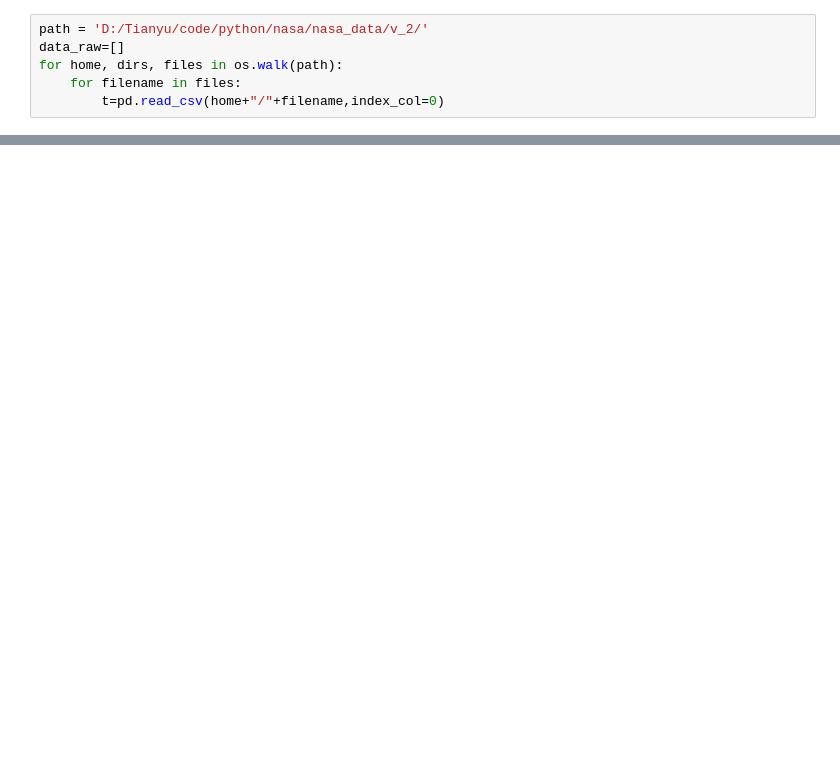
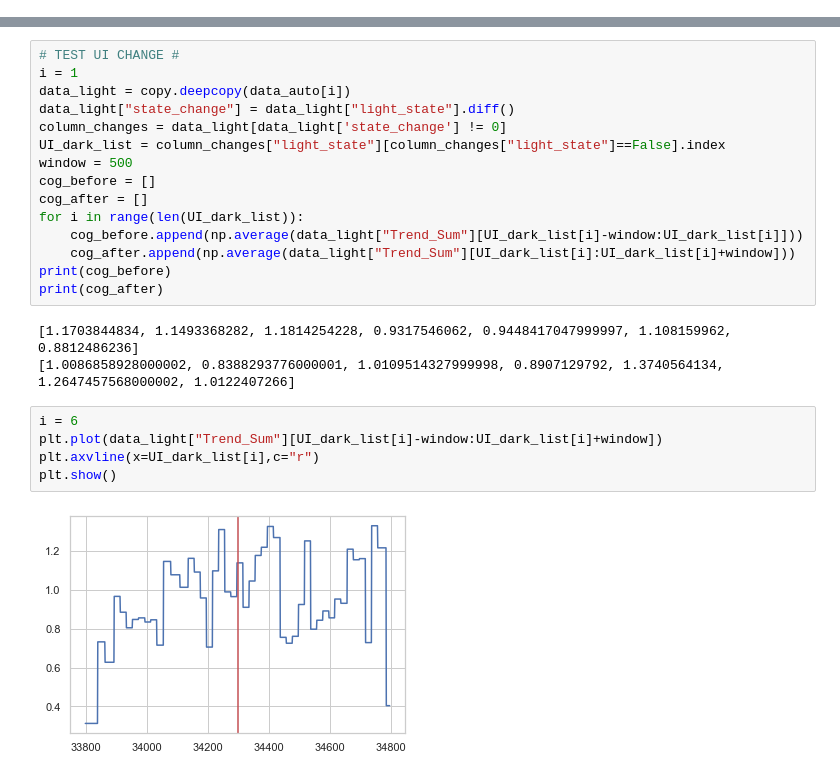
Before and after one commit to Tianyu-Zhou/NIST_Way_Finding, a Jupyter notebook: nist.ipynb, the cells around one changed output, grey strips where cells are left out. Saved outputs shown, nothing was run; the diff lists cells and outputs as text; blank space fills up the shorter version.

```diff
--- a/nist.ipynb
+++ b/nist.ipynb
@@ -89,6 +12,0 @@ for home, dirs, files in os.walk(path):
-# %%
-path = 'D:/Tianyu/code/python/nasa/nasa_data/v_2/'
-data_raw=[]
-for home, dirs, files in os.walk(path):
-    for filename in files:
-        t=pd.read_csv(home+"/"+filename,index_col=0)
@@ -1805,0 +175,25 @@ plt.show()
+# %%
+# TEST UI CHANGE #
+i = 1
+data_light = copy.deepcopy(data_auto[i])
+data_light["state_change"] = data_light["light_state"].diff()
+column_changes = data_light[data_light['state_change'] != 0]
+UI_dark_list = column_changes["light_state"][column_changes["light_state"]==False].index
+window = 500
+cog_before = []
+cog_after = []
+for i in range(len(UI_dark_list)):
+    cog_before.append(np.average(data_light["Trend_Sum"][UI_dark_list[i]-window:UI_dark_list[i]]))
+    cog_after.append(np.average(data_light["Trend_Sum"][UI_dark_list[i]:UI_dark_list[i]+window]))
+print(cog_before)
+print(cog_after)
+# %% [output]
+[1.1703844834, 1.1493368282, 1.1814254228, 0.9317546062, 0.9448417047999997, 1.108159962, 0.8812486236]
+[1.0086858928000002, 0.8388293776000001, 1.0109514327999998, 0.8907129792, 1.3740564134, 1.2647457568000002, 1.0122407266]
+# %%
+i = 6
+plt.plot(data_light["Trend_Sum"][UI_dark_list[i]-window:UI_dark_list[i]+window])
+plt.axvline(x=UI_dark_list[i],c="r")
+plt.show()
+# %% [output]
+[figure, added]
```
Also changed, not shown: parts of 51 cells of this notebook.
